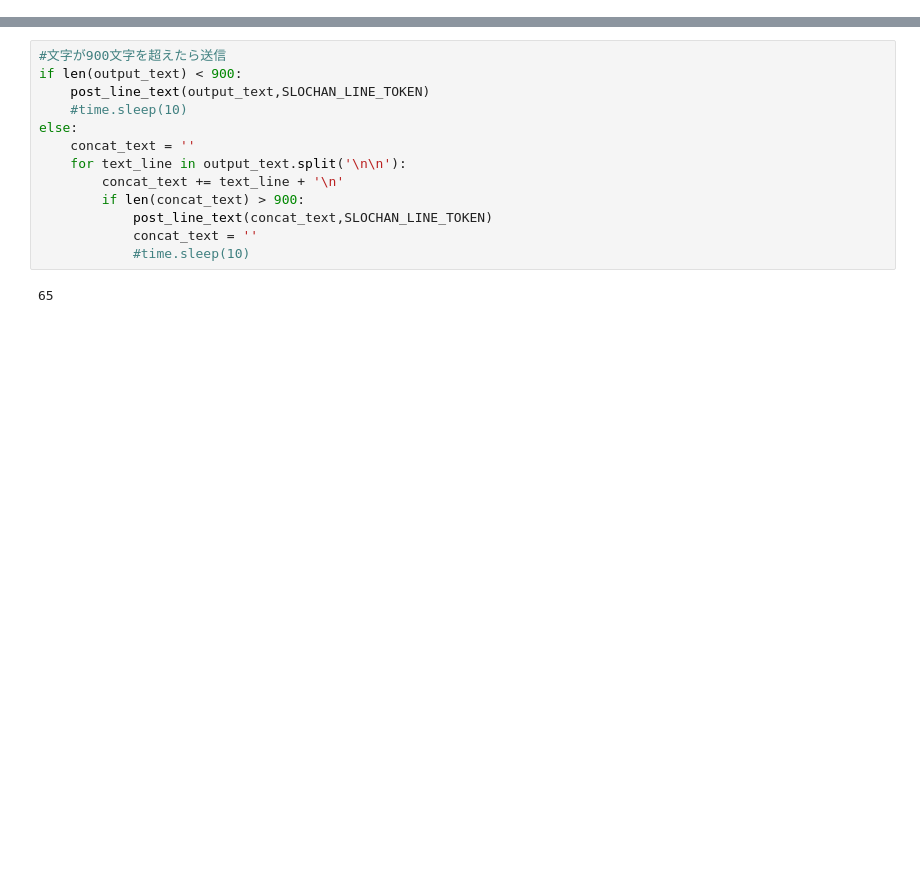
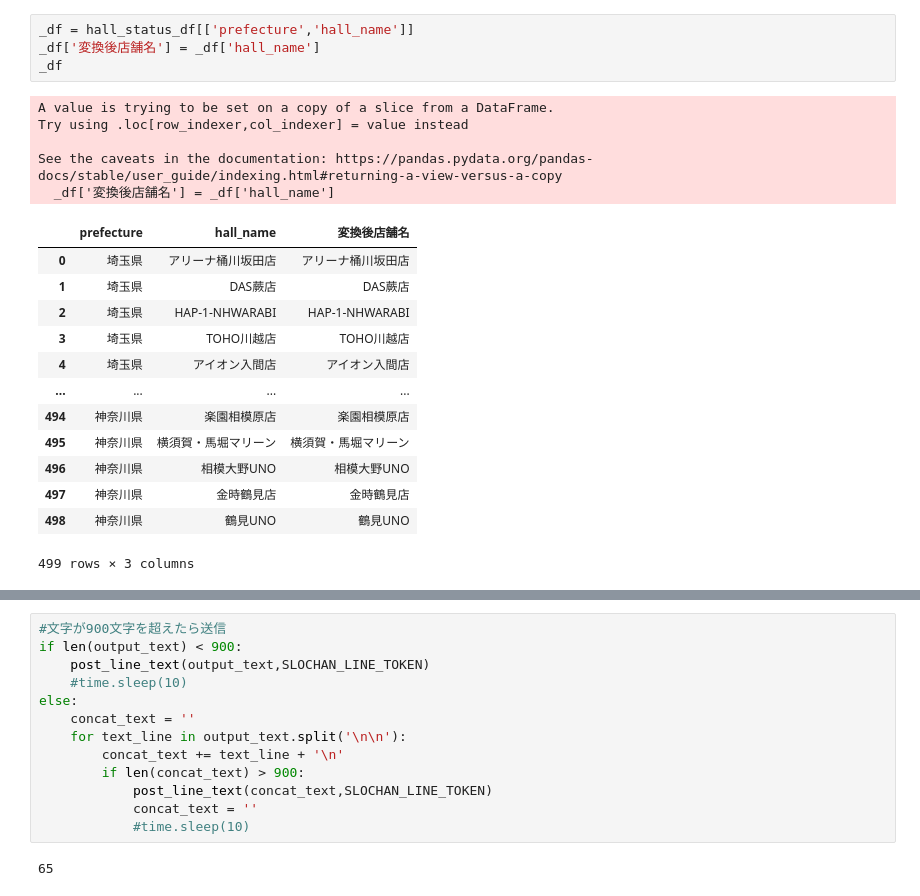
Before and after one commit to dataanalytics2020/create_tomorrow_birthday_image_post_twitter, a Jupyter notebook: src/dev.ipynb, the cells around one changed output, grey strips where cells are left out. Saved outputs shown, nothing was run; the diff lists cells and outputs as text; blank space fills up the shorter version.

```diff
--- a/src/dev.ipynb
+++ b/src/dev.ipynb
@@ -150,0 +64,23 @@ See the caveats in the documentation: https://pandas.pydata.org/pandas-docs/stab
+# %%
+_df = hall_status_df[['prefecture','hall_name']]
+_df['変換後店舗名'] = _df['hall_name']
+_df
+# %% [output]
+A value is trying to be set on a copy of a slice from a DataFrame.
+Try using .loc[row_indexer,col_indexer] = value instead
+
+See the caveats in the documentation: https://pandas.pydata.org/pandas-docs/stable/user_guide/indexing.html#returning-a-view-versus-a-copy
+  _df['変換後店舗名'] = _df['hall_name']
+|  | prefecture | hall_name | 変換後店舗名 |
+| 0 | 埼玉県 | アリーナ桶川坂田店 | アリーナ桶川坂田店 |
+| 1 | 埼玉県 | DAS蕨店 | DAS蕨店 |
+| 2 | 埼玉県 | HAP-1-NHWARABI | HAP-1-NHWARABI |
+| 3 | 埼玉県 | TOHO川越店 | TOHO川越店 |
+| 4 | 埼玉県 | アイオン入間店 | アイオン入間店 |
+| ... | ... | ... | ... |
+| 494 | 神奈川県 | 楽園相模原店 | 楽園相模原店 |
+| 495 | 神奈川県 | 横須賀・馬堀マリーン | 横須賀・馬堀マリーン |
+| 496 | 神奈川県 | 相模大野UNO | 相模大野UNO |
+| 497 | 神奈川県 | 金時鶴見店 | 金時鶴見店 |
+| 498 | 神奈川県 | 鶴見UNO | 鶴見UNO |
+499 rows × 3 columns
```
Also changed, not shown: parts of 2 cells of this notebook, 1 other file.
